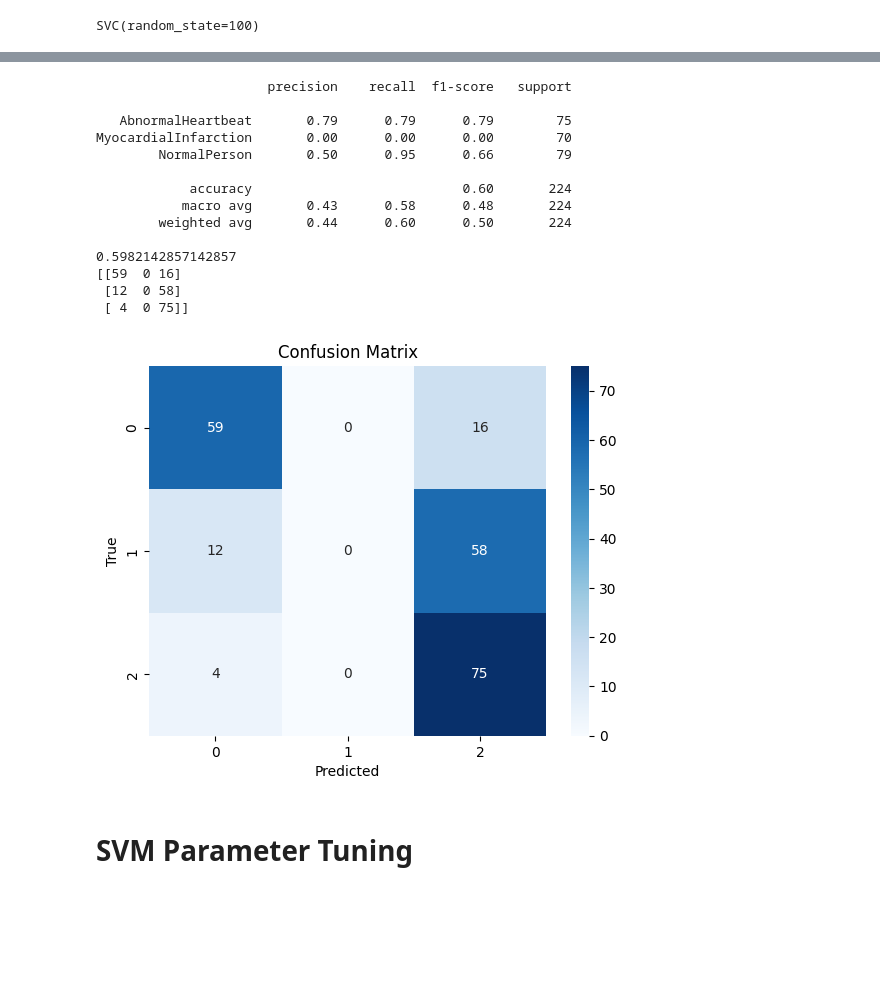
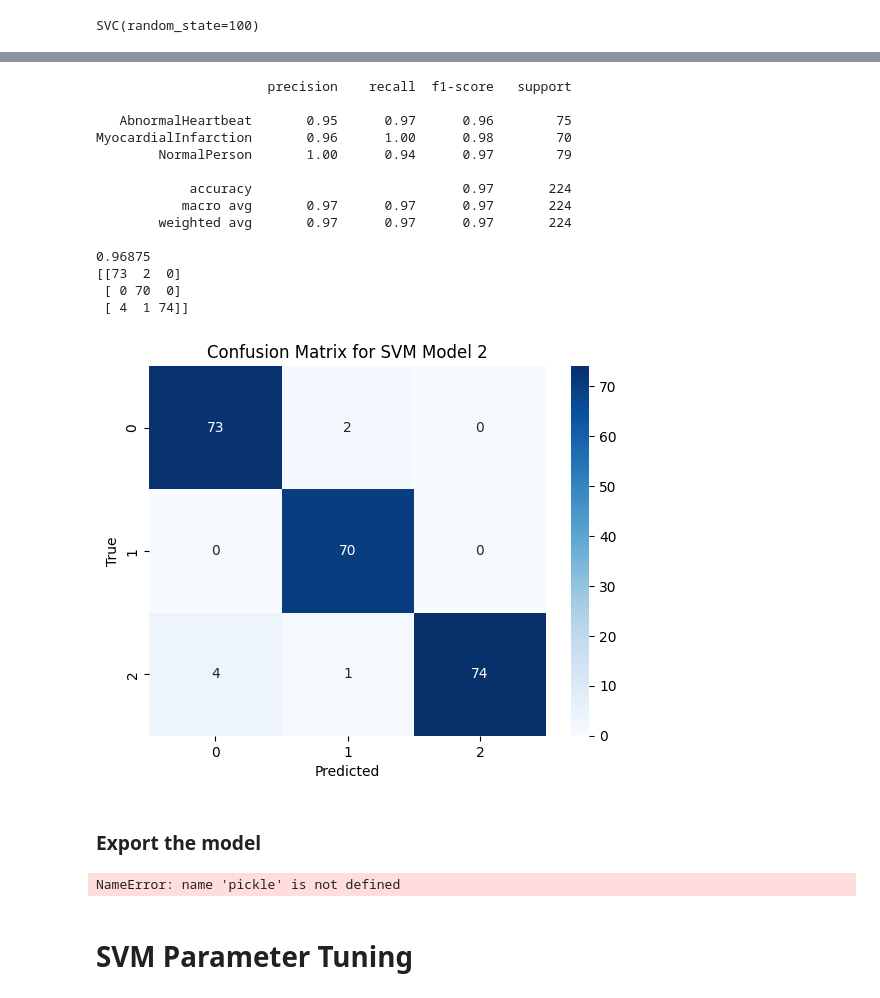
Before and after one commit to AndreasPTamba/Myocardial-Infarction-IPYNB, a Jupyter notebook: main.ipynb, the cells around one changed output, grey strips where cells are left out. Cells and saved outputs as stored; diff of their text form; code cells hidden in the pictures; blank space fills up the shorter version.

```diff
--- a/main.ipynb
+++ b/main.ipynb
@@ -256,7 +473,55 @@ SVC(random_state=100)
+# %%
+## Classifier 3
+
+Y0_pred3 = classifier3.predict(X0_test)
+# test = np.concatenate((Y0_pred.reshape(len(Y0_pred),1), Y0_test.reshape(len(Y0_test),1)),1)
+# print(test)
+print(classification_report(Y0_test, Y0_pred3))
+print(accuracy_score(Y0_test, Y0_pred3))
+print(confusion_matrix(Y0_test, Y0_pred3))
+
+# Assuming you have the true labels (y_true) and predicted labels (y_pred)
+cm = confusion_matrix(Y0_test, Y0_pred3)
+
+# Create a heatmap of the confusion matrix
+sns.heatmap(cm, annot=True, cmap='Blues', fmt='d')
+
+# Add labels, title, and axis ticks
+plt.xlabel('Predicted')
+plt.ylabel('True')
+plt.title('Confusion Matrix for SVM Model 2')
+
+# Show the plot
+plt.show()
+# %% [output]
+                      precision    recall  f1-score   support
+
+   AbnormalHeartbeat       0.95      0.97      0.96        75
+MyocardialInfarction       0.96      1.00      0.98        70
+        NormalPerson       1.00      0.94      0.97        79
+
+            accuracy                           0.97       224
+           macro avg       0.97      0.97      0.97       224
+        weighted avg       0.97      0.97      0.97       224
+
+0.96875
+[[73  2  0]
+ [ 0 70  0]
+ [ 4  1 74]]
+[figure, added]
+# %% [markdown]
+### Export the model
+# %%
+#Importing the scaler
+scalerfile = './website/scaler.sav'
+scaler = pickle.load(open(scalerfile, 'rb'))
+test_scaled_set = scaler.transform(X0_test)
+# %% [output]
+NameError: name 'pickle' is not defined
 # %%
 ## Looking at classification report
 
-Y0_pred = classifier.predict(X0_test)
+Y0_pred = classifier1.predict(X0_test)
 # test = np.concatenate((Y0_pred.reshape(len(Y0_pred),1), Y0_test.reshape(len(Y0_test),1)),1)
 # print(test)
 print(classification_report(Y0_test, Y0_pred))
@@ -272,26 +537,10 @@ sns.heatmap(cm, annot=True, cmap='Blues', fmt='d')
 # Add labels, title, and axis ticks
 plt.xlabel('Predicted')
 plt.ylabel('True')
-plt.title('Confusion Matrix')
+plt.title('Confusion Matrix for SVM Model 1')
 
 # Show the plot
 plt.show()
-# %% [output]
-                      precision    recall  f1-score   support
-
-   AbnormalHeartbeat       0.79      0.79      0.79        75
-MyocardialInfarction       0.00      0.00      0.00        70
-        NormalPerson       0.50      0.95      0.66        79
-
-            accuracy                           0.60       224
-           macro avg       0.43      0.58      0.48       224
-        weighted avg       0.44      0.60      0.50       224
-
-0.5982142857142857
-[[59  0 16]
- [12  0 58]
- [ 4  0 75]]
-[figure, removed]
 # %% [markdown]
 # SVM Parameter Tuning
 # %%
```
Also changed, not shown: parts of 28 cells of this notebook, 3 other files.
